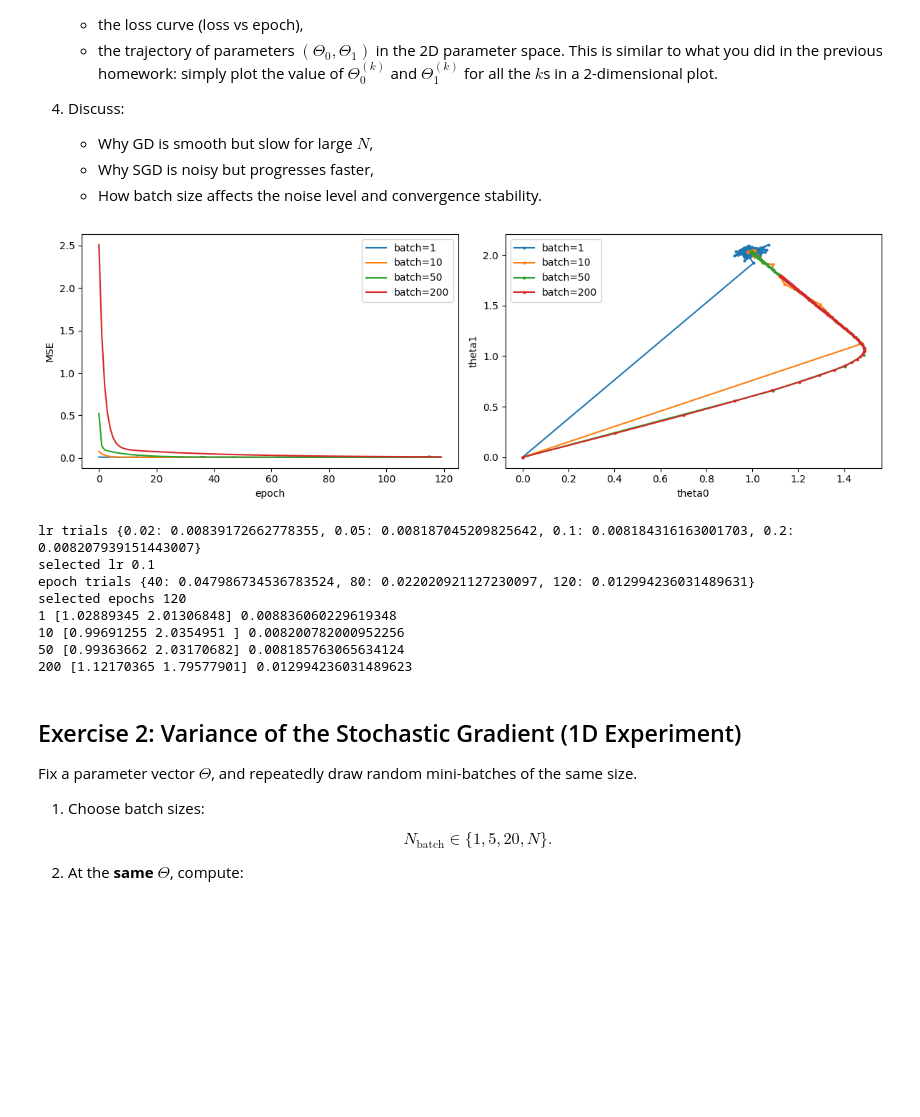
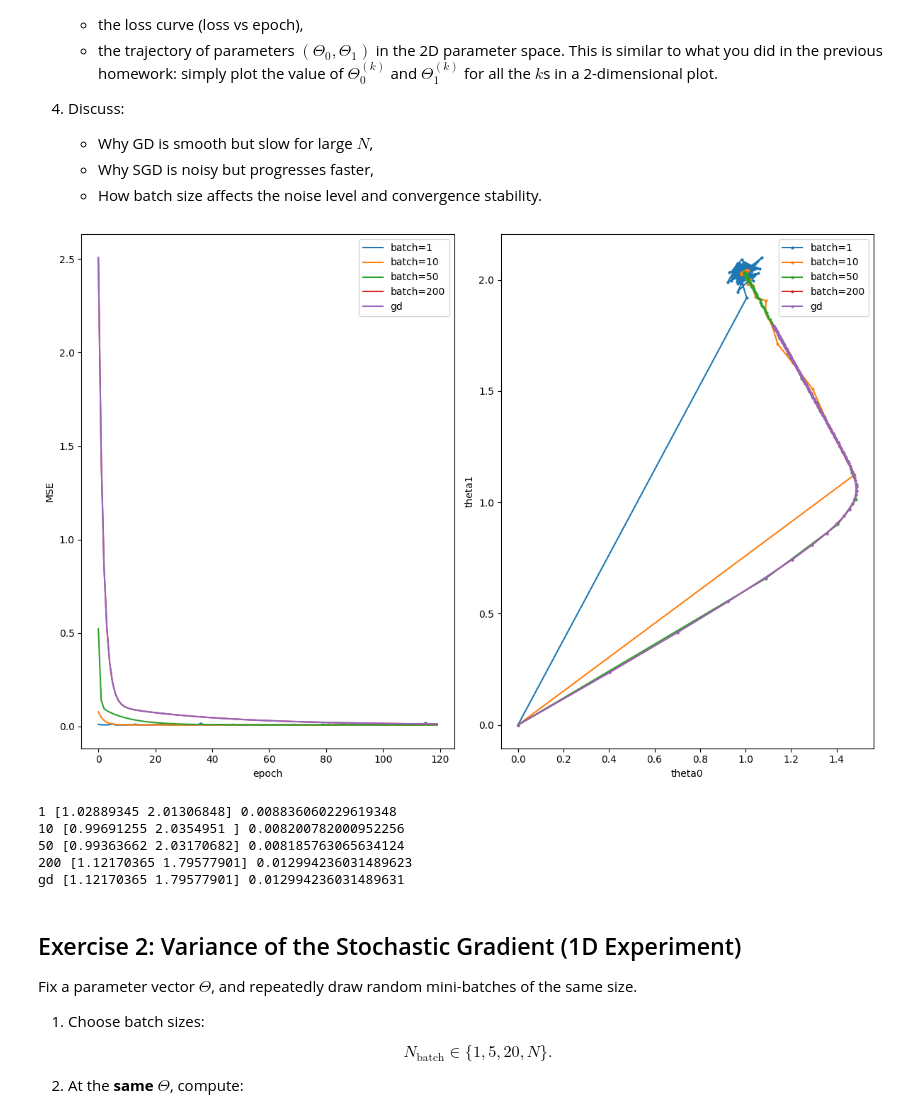
Before and after one commit to mohamadch91/Statistical-and-Mathematical-Methods-for-Machine-Learning-SMM-, a Jupyter notebook: hw2/HW2.ipynb, the cells around one changed output. Cells and saved outputs as stored; diff of their text form; code cells hidden in the pictures; blank space fills up the shorter version.

```diff
--- a/hw2/HW2.ipynb
+++ b/hw2/HW2.ipynb
@@ -80,62 +80,64 @@ def sgd(l, grad_l, theta0, X, Y, batch_size, lr=0.1, epochs=80):
             batch = idx[start:start + batch_size]
             theta = theta - lr*grad_l(theta, X[batch], Y[batch])
         losses.append(l(theta, X, Y))
         path.append(theta.ravel().copy())
     return theta, np.array(losses), np.array(path)
 
-lr_candidates = [0.02, 0.05, 0.1, 0.2]
-lr_scores = {}
-for lr in lr_candidates:
-    np.random.seed(10)
-    theta_trial, loss_trial, path_trial = sgd(l, grad_l, np.zeros((2, 1)), X, Y, batch_size=10, lr=lr, epochs=60)
-    lr_scores[lr] = float(loss_trial[-1])
-selected_lr = min(lr_scores, key=lr_scores.get)
+def gd(l, grad_l, theta0, X, Y, lr=0.1, epochs=80):
+    theta = theta0.copy()
+    losses = []
+    path = [theta.ravel().copy()]
+    for epoch in range(epochs):
+        theta = theta - lr*grad_l(theta, X, Y)
+        losses.append(l(theta, X, Y))
+        path.append(theta.ravel().copy())
+    return theta, np.array(losses), np.array(path)
 
-epoch_candidates = [40, 80, 120]
-epoch_scores = {}
-for epochs in epoch_candidates:
-    np.random.seed(11)
-    theta_trial, loss_trial, path_trial = sgd(l, grad_l, np.zeros((2, 1)), X, Y, batch_size=N, lr=selected_lr, epochs=epochs)
-    epoch_scores[epochs] = float(loss_trial[-1])
-selected_epochs = min(epoch_scores, key=epoch_scores.get)
+
+
+
+
 
 batch_sizes = [1, 10, 50, N]
 results = {}
 for batch_size in batch_sizes:
     np.random.seed(12)
-    results[batch_size] = sgd(l, grad_l, np.zeros((2, 1)), X, Y, batch_size=batch_size, lr=selected_lr, epochs=selected_epochs)
+    results[batch_size] = sgd(l, grad_l, np.zeros((2, 1)), X, Y, batch_size=batch_size, lr=0.1, epochs=120)
+results["gd"] = gd(l, grad_l, np.zeros((2, 1)), X, Y, lr=0.1, epochs=120)
 
-fig, axes = plt.subplots(1, 2, figsize=(12, 4))
+fig, axes = plt.subplots(1, 2, figsize=(12, 8))
 for batch_size in batch_sizes:
     theta, losses, path = results[batch_size]
     axes[0].plot(losses, label=f"batch={batch_size}")
     axes[1].plot(path[:,0], path[:,1], "o-", markersize=2, label=f"batch={batch_size}")
+
+# Plot the gradient descent results
+theta, losses, path = results["gd"]
+axes[0].plot(losses, label="gd")
+axes[1].plot(path[:,0], path[:,1], "o-", markersize=2, label="gd")
+
 axes[0].set_xlabel("epoch")
 axes[0].set_ylabel("MSE")
 axes[0].legend()
 axes[1].set_xlabel("theta0")
 axes[1].set_ylabel("theta1")
 axes[1].legend()
 plt.tight_layout()
 plt.show()
 
-print("lr trials", lr_scores)
-print("selected lr", selected_lr)
-print("epoch trials", epoch_scores)
-print("selected epochs", selected_epochs)
+
 for batch_size in batch_sizes:
     theta, losses, path = results[batch_size]
     print(batch_size, theta.ravel(), losses[-1])
+theta, losses, path = results["gd"]
+print("gd", theta.ravel(), losses[-1])
 # %% [output]
-[figure, old version]
+[figure, new version]
-lr trials {0.02: 0.00839172662778355, 0.05: 0.008187045209825642, 0.1: 0.008184316163001703, 0.2: 0.008207939151443007}
-selected lr 0.1
-epoch trials {40: 0.047986734536783524, 80: 0.022020921127230097, 120: 0.012994236031489631}
-selected epochs 120
 1 [1.02889345 2.01306848] 0.008836060229619348
 10 [0.99691255 2.0354951 ] 0.008200782000952256
 50 [0.99363662 2.03170682] 0.008185763065634124
 200 [1.12170365 1.79577901] 0.012994236031489623
+gd [1.12170365 1.79577901] 0.012994236031489631
 # %% [markdown]
 ## Exercise 2: Variance of the Stochastic Gradient (1D Experiment)
 
```
Also changed, not shown: parts of 3 cells of this notebook, 2 other files.
